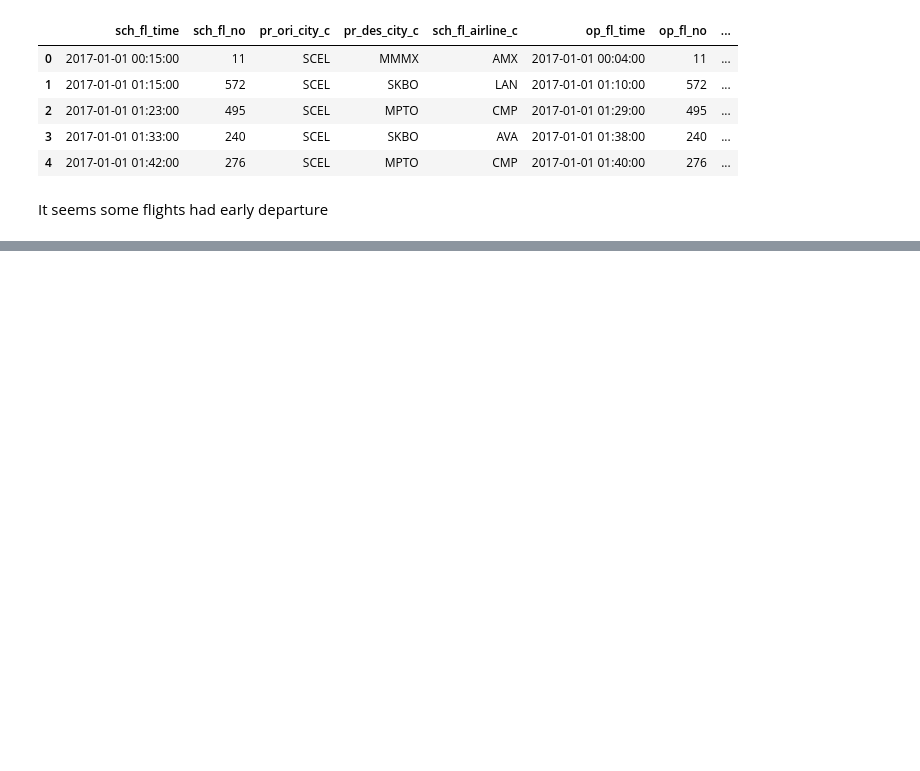
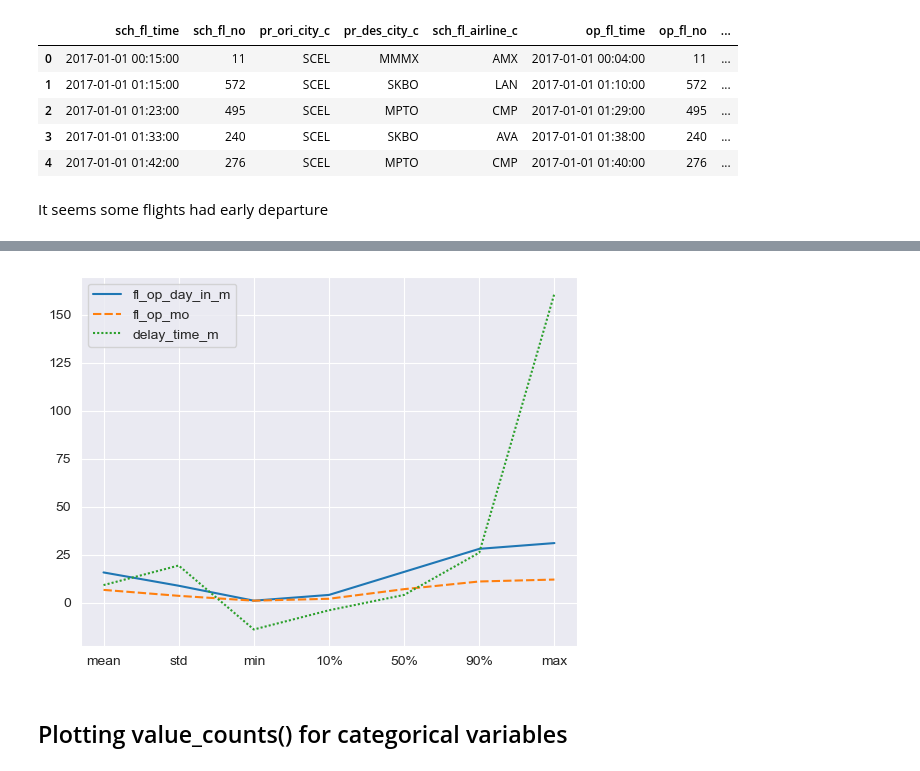
Before and after one commit to farhad-sadeghlo/LATAM_Airlines, a Jupyter notebook: solution.ipynb, the cells around one changed output, grey strips where cells are left out. Drawn from its saved outputs; the diff is of its cells as text; code cells hidden in the pictures; blank space fills up the shorter version.

```diff
--- a/solution.ipynb
+++ b/solution.ipynb
@@ -121,6 +121,7 @@ A new column named as delay_time is added, it contains the differences between t
 # %%
 fl_delay_time = df['op_fl_time'].sub(df['sch_fl_time']).dt.total_seconds()
-df = df.assign(delay_time = fl_delay_time)
+# df = df.assign(delay_time_s = fl_delay_time)
+df = df.assign(delay_time_m = fl_delay_time/60)
 # %%
 df.head(5)
 # %% [output]
@@ -134,0 +142,4 @@ It seems some flights had early departure
+# %%
+perc=[.1, .5, .9]
+df_describe = df.describe(percentiles=perc)
+df_describe
@@ -134,0 +165,5 @@ It seems some flights had early departure
+# %%
+df_num_describe = df.describe(percentiles=perc, include=['int64', 'float64'])  # just to consider those columns with numeric values
+df_num_describe.reset_index(inplace=True)
+# %%
+df_num_describe = df_num_describe[df_num_describe['index'] != 'count']
@@ -134,0 +181,10 @@ It seems some flights had early departure
+# %%
+df_describe_temp = df_num_describe.drop(columns=['fl_op_yr'])
+ax = sns.lineplot(data=df_describe_temp)
+ax.set_xticks(range(1, 8))
+ax.set_xticklabels(df_describe_temp['index'].values)
+plt.show()
+# %% [output]
+[figure, added]
+# %% [markdown]
+## Plotting value_counts() for categorical variables
```
Also changed, not shown: parts of 9 cells of this notebook.
